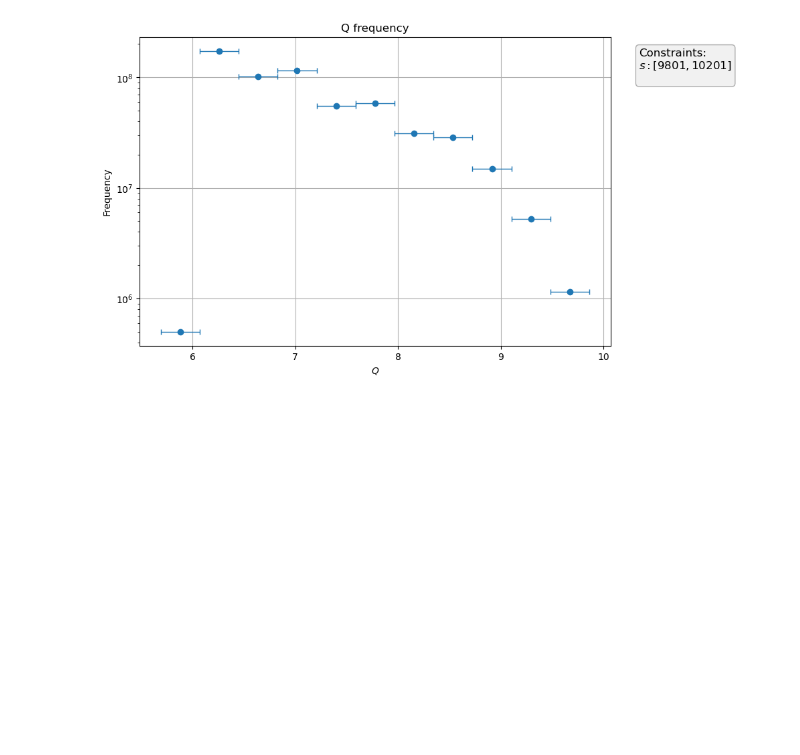
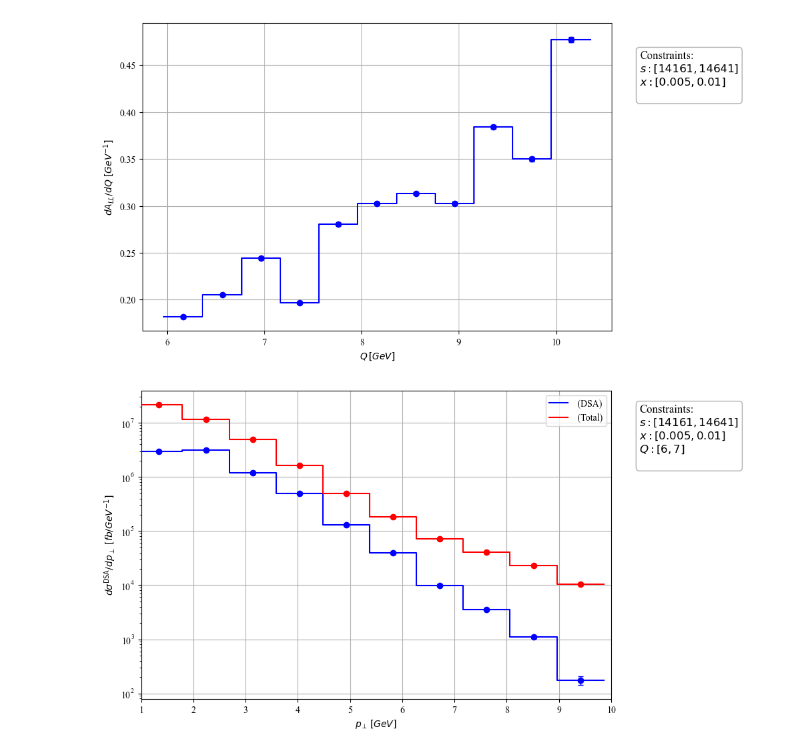
Before and after one commit to brandonmanley/dijet_DSA, a Jupyter notebook: bmanley/dsa_mc_analysis.ipynb, the cells around one changed output. Saved outputs shown, nothing was run; the diff lists cells and outputs as text; code cells hidden in the pictures; blank space fills up the shorter version.

Commit message:
minor changes to the plotting function

```diff
--- a/bmanley/dsa_mc_analysis.ipynb
+++ b/bmanley/dsa_mc_analysis.ipynb
@@ -99,12 +149,37 @@ def plot_histogram(df, plot_q, constraints={}, vary_q=None, **options):
     ax.set_xscale(options.get('x_scale', 'linear'))
     ax.grid(options.get('grid', True))
 # %%
-plot_s = 100
+plot_s = 120
 delta_s = 1
 
-plot_histogram(mc_df, 'Q', {'s': [(plot_s-delta_s)**2, (plot_s+delta_s)**2]}, y_scale='log')
+plot_histogram(mc_df, 'Q', 'ratio',
+                   {'s': [(plot_s-delta_s)**2, (plot_s+delta_s)**2],
+                    'x': [0.005, 0.01],
+                    # 'Q': [6, 7]
+                   },
+                   lumi = 1,
+                   y_scale='linear',
+                   # x_scale='log',
+                   # x_limits = [5, 10],
+                   # y_limits = [0,0.35],
+                   y_label=r'$dA_{LL}/dQ\,\,[GeV^{-1}]$', x_label=r'$Q\, [GeV]$')
+
+
+plot_histogram(mc_df, 'pT', 'both',
+                   {'s': [(plot_s-delta_s)**2, (plot_s+delta_s)**2],
+                    'x': [0.005, 0.01],
+                    'Q': [6, 7],
+                   },
+                   y_scale = 'log',
+                   nbins = 10,
+                   lumi = 10, x_limits = [1, 10],
+                   y_label=r'$d\sigma^{\mathrm{DSA}}/dp_{\perp}\,\,[fb/GeV^{-1}]$', x_label=r'$p_\perp\, [GeV]$')
+
 # plot_histogram(mc_df, 'Q', {'s': [(plot_s-delta_s)**2, (plot_s+delta_s)**2], 'y':[0.1, 0.9]}, vary_q={'z': [0.2, 0.3, 0.4, 0.5]})
-# plot_histogram(mc_df, 'z', {'s': [(plot_s-delta_s)**2, (plot_s+delta_s)**2]}, vary_q={'Q': [6, 7, 8, 9]})
+
+# plot_histogram(mc_df, 'z', {'s': [(plot_s-delta_s)**2, (plot_s+delta_s)**2]}, vary_q={'Q': [6, 7, 8, 9]}, weight='dsa')
+
 # plot_histogram(mc_df, 'phi_kp', {'s': [(plot_s-delta_s)**2, (plot_s+delta_s)**2]}, nbins=10)
 # %% [output]
-[figure, old version]
+[figure, new version]
+[figure, added]
```
Also changed, not shown: parts of 3 cells of this notebook, 1 other file.
